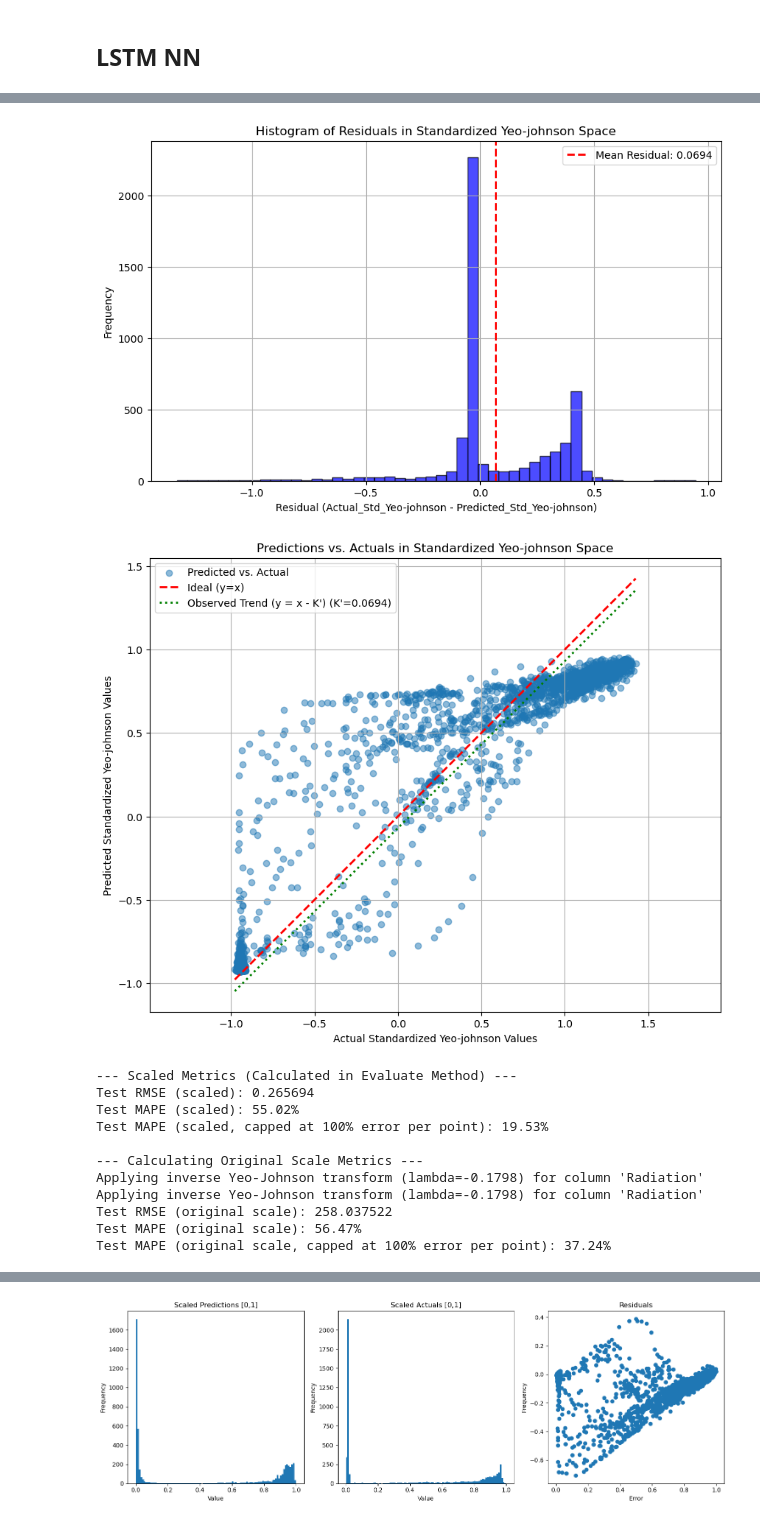
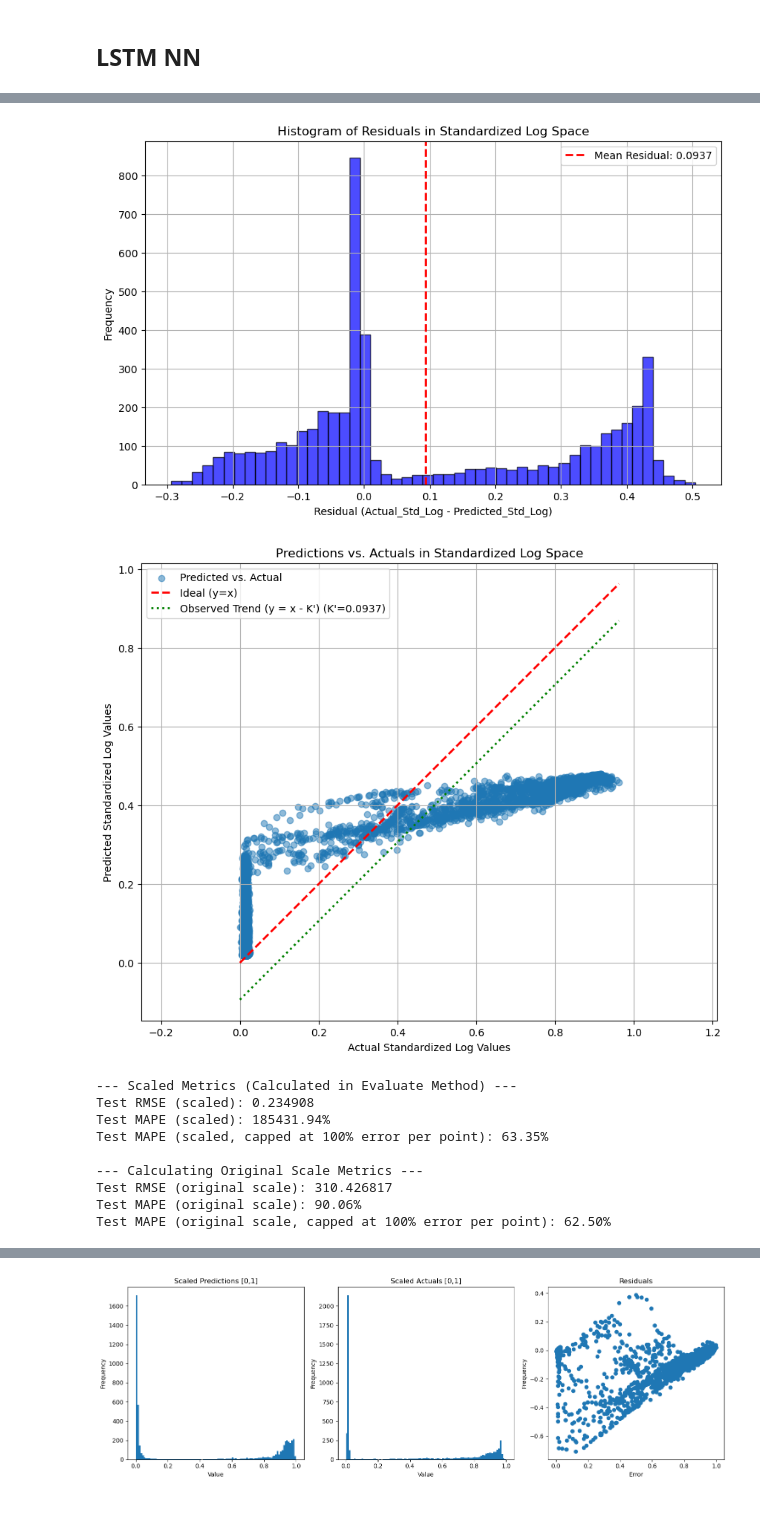
Before and after one commit to itxtx/solar_prediction, a Jupyter notebook: solar_data_notebook.ipynb, the cells around one changed output, grey strips where cells are left out. Saved outputs shown, nothing was run; the diff lists cells and outputs as text; code cells hidden in the pictures.

```diff
--- a/solar_data_notebook.ipynb
+++ b/solar_data_notebook.ipynb
@@ -170,22 +173,25 @@ target_col = 'Radiation'  # Column to predict
 
 X_train, X_val, X_test, y_train, y_val, y_test, scalers, feature_cols, transform_info = data_prep.prepare_weather_data(
         df,
-        val_size=0.15,
+        val_size=0.25,
         test_size=0.15,
         target_col='Radiation',
         window_size=24,
         feature_selection_mode='basic',  # Start with basic features
-        standardize_features=True,  # Try StandardScaler
+        standardize_features=False,  # Try StandardScaler
         use_solar_elevation=True,  # Try the solar elevation feature
         use_piecewise_transform=False,  # Start without piecewise transform
         use_log_transform=False, #figured out this one is super important
         use_power_transform=True,
-        min_radiation_for_log=0.1,
-        min_radiation_floor=0.01,
-        clip_log_target=True,
-        log_clip_lower_percentile=5,
-        log_clip_upper_percentile=95,
-        #min_target_threshold=1
+        min_radiation_for_log=0.001,
+        min_radiation_floor=0.0,
+        clip_original_target_before_transform=False,
+        original_clip_lower_percentile=10,
+        original_clip_upper_percentile=90,
+        clip_log_target=False,
+        log_clip_lower_percentile=10,
+        log_clip_upper_percentile=90,
+        min_target_threshold=None
 )
 # %% [output]
 Adding solar elevation proxy feature
@@ -284,7 +290,7 @@ num_layers = 2  # Number of LSTM layers
 output_dim = 1  # Dimension of output (predicting a single value)
 mse_weight=0.9 #0.7
 mape_weight=0.1 #0.3
-dropout_prob =0.05
+dropout_prob =0.1
 
 # Initialize model
 device = torch.device('mps')
@@ -302,9 +308,9 @@ model.fit(
         patience=30,  # Increased patience for better convergence
         device=device,
         scheduler_type="cosine",  # Try cosine annealing scheduler
-        weight_decay=0.00001,  # L2 regularization
+        weight_decay=0.001,#0,  # L2 regularization
         clip_grad_norm=1.0,  # Gradient clipping
-        loss_type='mse',#"value_aware",
+        loss_type="value_aware", #'mse',
         mse_weight=mse_weight,
         mape_weight=mape_weight,
         value_multiplier=0.1 #adjust
@@ -357,7 +363,7 @@ scalers {'Radiation': StandardScaler(), 'Temperature': StandardScaler(), 'Pressu
 # Evaluate on test data
 model_predictions_std_log_np, actuals_std_log_np, predictions_original_scale, actuals_original_scale, metrics = model.evaluate(
         X_test, y_test,
-    target_scaler_object=scalers["Radiation_yeo"],
+    target_scaler_object=scalers["Radiation_log"],
     transform_info_dict=transform_info,  # Pass the complete transform_info
     )
 
@@ -377,16 +383,14 @@ Std Dev of Residuals in Standardized Yeo-johnson Space: 0.2565
-[figure, old version]
+[figure, new version]
-[figure, old version]
+[figure, new version]
 --- Scaled Metrics (Calculated in Evaluate Method) ---
-Test RMSE (scaled): 0.265694
-Test MAPE (scaled): 55.02%
-Test MAPE (scaled, capped at 100% error per point): 19.53%
+Test RMSE (scaled): 0.234908
+Test MAPE (scaled): 185431.94%
+Test MAPE (scaled, capped at 100% error per point): 63.35%
 
 --- Calculating Original Scale Metrics ---
-Applying inverse Yeo-Johnson transform (lambda=-0.1798) for column 'Radiation'
-Applying inverse Yeo-Johnson transform (lambda=-0.1798) for column 'Radiation'
-Test RMSE (original scale): 258.037522
-Test MAPE (original scale): 56.47%
-Test MAPE (original scale, capped at 100% error per point): 37.24%
+Test RMSE (original scale): 310.426817
+Test MAPE (original scale): 90.06%
+Test MAPE (original scale, capped at 100% error per point): 62.50%
 # %%
 #plot predictions
 
```
Also changed, not shown: parts of 11 cells of this notebook, 3 other files.
